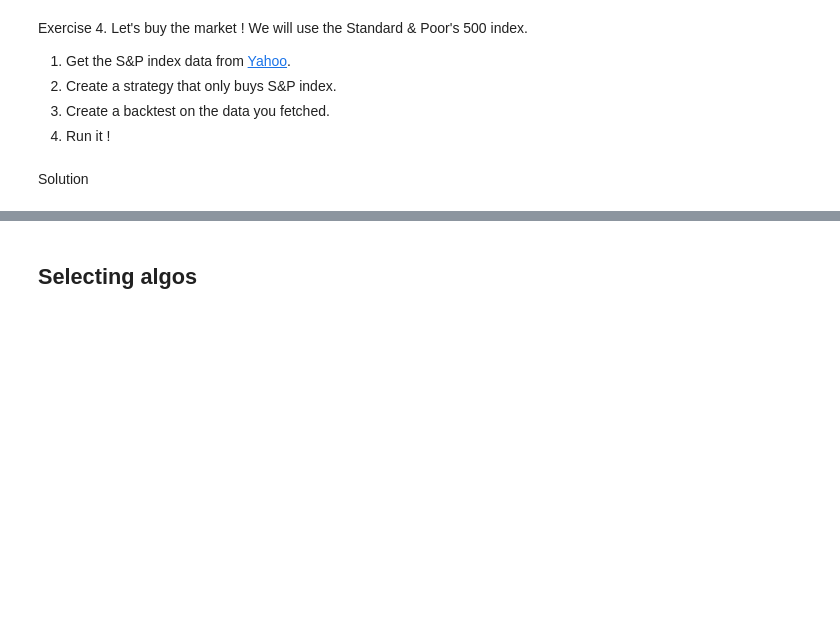
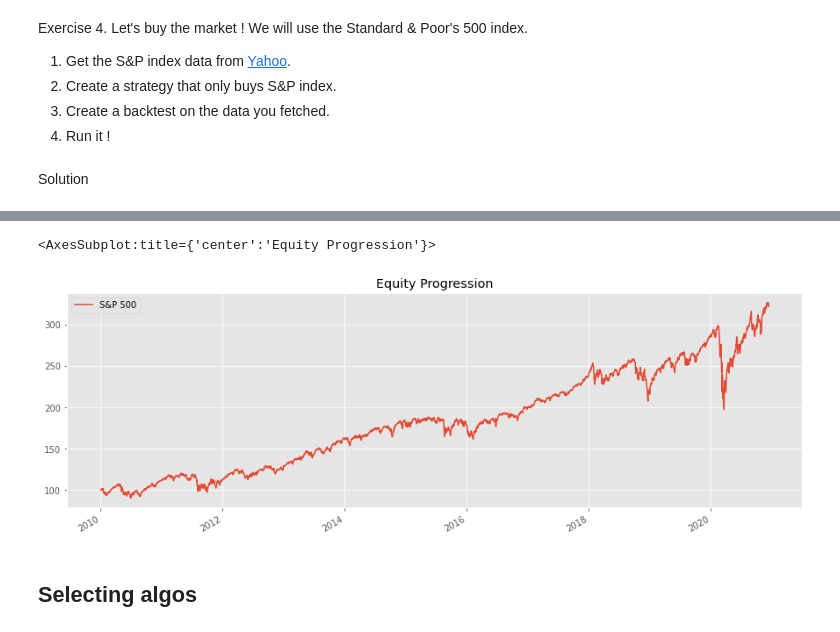
Before and after one commit to nicolasmauhe/computational_finance, a Jupyter notebook: course.ipynb, the cells around one changed output, grey strips where cells are left out. Cells and saved outputs as stored; diff of their text form; code cells hidden in the pictures; blank space fills up the shorter version.

```diff
--- a/course.ipynb
+++ b/course.ipynb
@@ -262,3 +428,17 @@ Exercise 4. Let's buy the market ! We will use the Standard & Poor's 500 index.
 4. Run it !
 # %% [markdown]
 Solution
+# %%
+sp_500_data =  bt.get('^GSPC', start=beginning)
+
+
+s_sp_500 = bt.Strategy('S&P 500',
+                       [bt.algos.RunMonthly(),
+                       bt.algos.SelectAll(),
+                       bt.algos.WeighEqually(),
+                       bt.algos.Rebalance()])
+
+b_sp_500 = bt.Backtest(s_sp_500, sp_500_data)
+result = bt.run(b_sp_500)
+result.plot()
+# %% [output]
@@ -265,3 +447,5 @@ Solution
+<AxesSubplot:title={'center':'Equity Progression'}>
+[figure, added]
 # %% [markdown]
 ## Selecting algos
 # %% [markdown]
```
Also changed, not shown: parts of 97 cells of this notebook, 3 other files.
